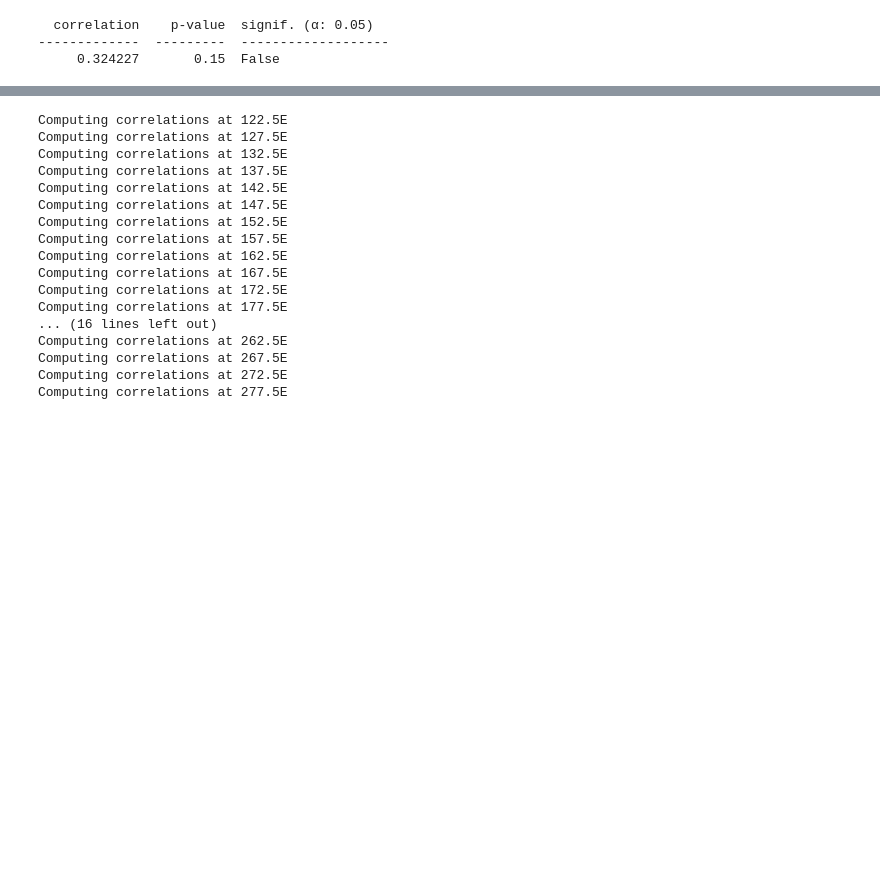
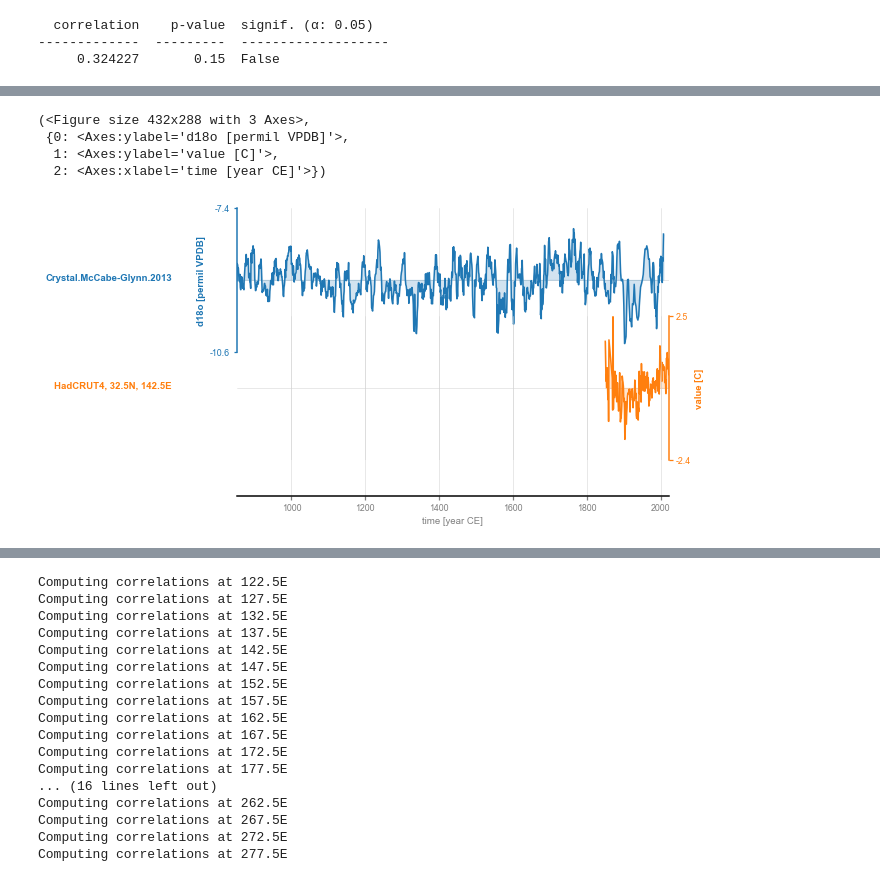
Before and after one commit to LinkedEarth/PyleoclimPaper, a Jupyter notebook: CrystalCorrelations/CrystalCorrelations.ipynb, the cells around one changed output, grey strips where cells are left out. Saved outputs shown, nothing was run; the diff lists cells and outputs as text; code cells hidden in the pictures; blank space fills up the shorter version.

```diff
--- a/CrystalCorrelations/CrystalCorrelations.ipynb
+++ b/CrystalCorrelations/CrystalCorrelations.ipynb
@@ -271,0 +284,9 @@ In this case, the three methods concur that the correlation is insignificant, gi
+# %%
+ms = pyleo.MultipleSeries([cc,stts])
+ms.stackplot()
+# %% [output]
+(<Figure size 432x288 with 3 Axes>,
+ {0: <Axes:ylabel='d18o [permil VPDB]'>,
+  1: <Axes:ylabel='value [C]'>,
+  2: <Axes:xlabel='time [year CE]'>})
+[figure, added]
```
Also changed, not shown: parts of 66 cells of this notebook.
